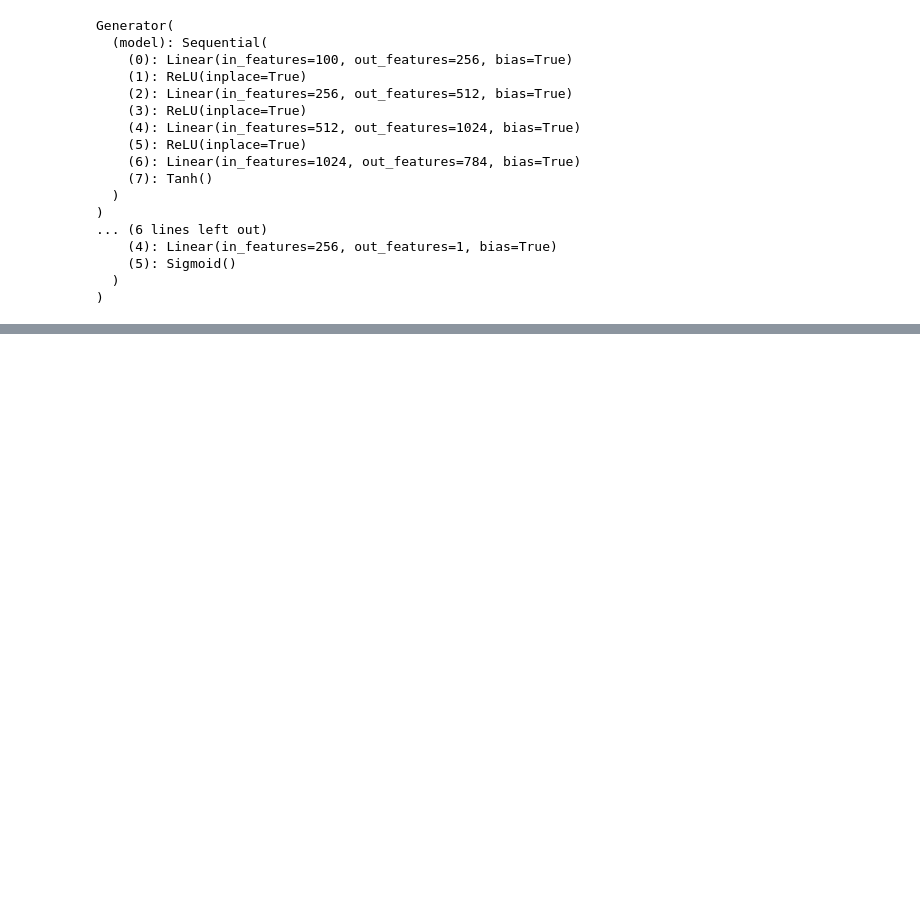
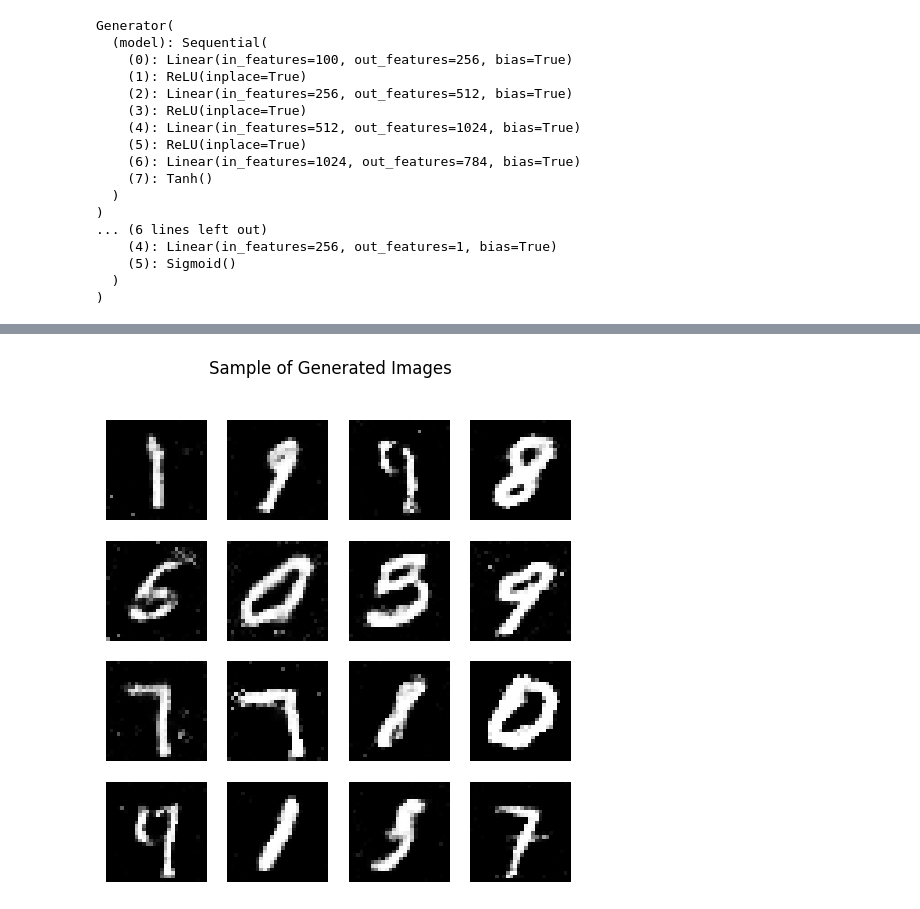
Before and after one commit to anasofia0/gan, a Jupyter notebook: gan.ipynb, the cells around one changed output, grey strips where cells are left out. Drawn from its saved outputs; the diff is of its cells as text; code cells hidden in the pictures; blank space fills up the shorter version.

```diff
--- a/gan.ipynb
+++ b/gan.ipynb
@@ -166,0 +239,19 @@ torch.save(discriminator.state_dict(), './models/discriminator.pth')
+# %%
+sample_noise = torch.randn(16, image_channels).to(device)
+generator.eval()  # Colocar o gerador em modo de avaliação
+with torch.no_grad():
+    generated_images = generator(sample_noise).cpu().numpy()
+
+# Remodelar as imagens geradas para 28x28
+generated_images = generated_images.reshape(-1, 28, 28)
+
+# Plotar as imagens
+fig, axes = plt.subplots(4, 4, figsize=(6, 6))
+for i, ax in enumerate(axes.flat):
+    ax.imshow(generated_images[i], cmap='gray')
+    ax.axis('off')
+
+plt.suptitle('Sample of Generated Images')
+plt.show()
+# %% [output]
+[figure, added]
```
Also changed, not shown: parts of 14 cells of this notebook, 5 other files.
